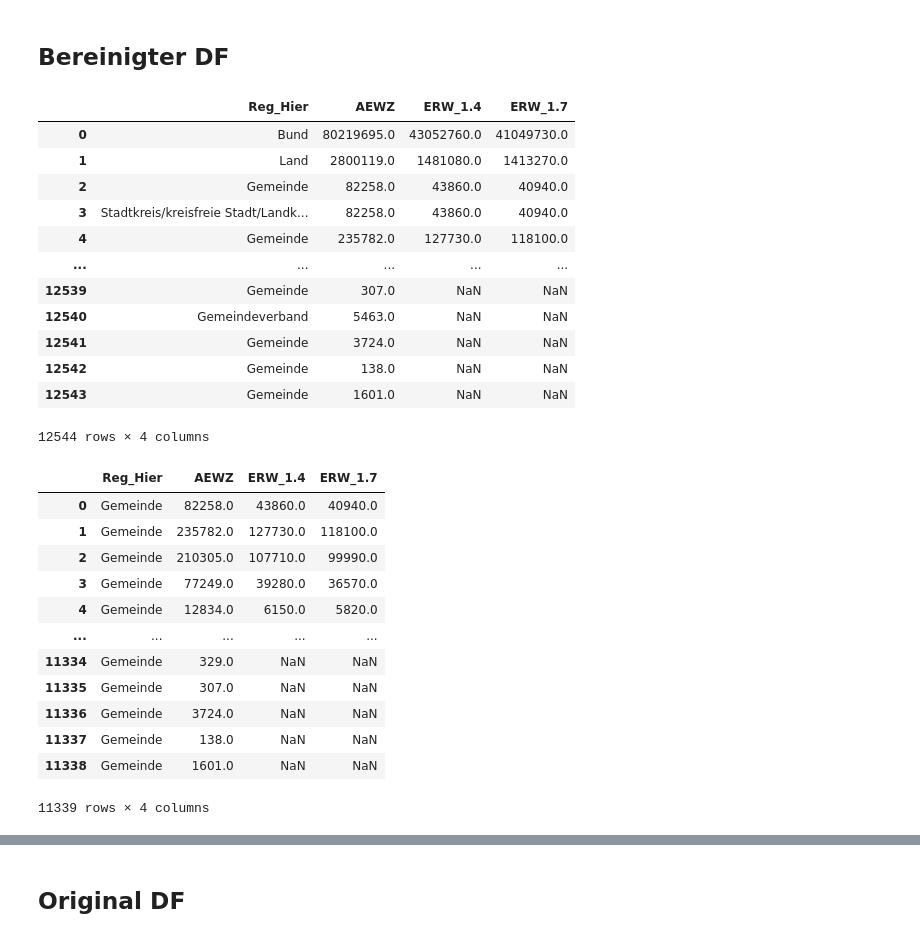
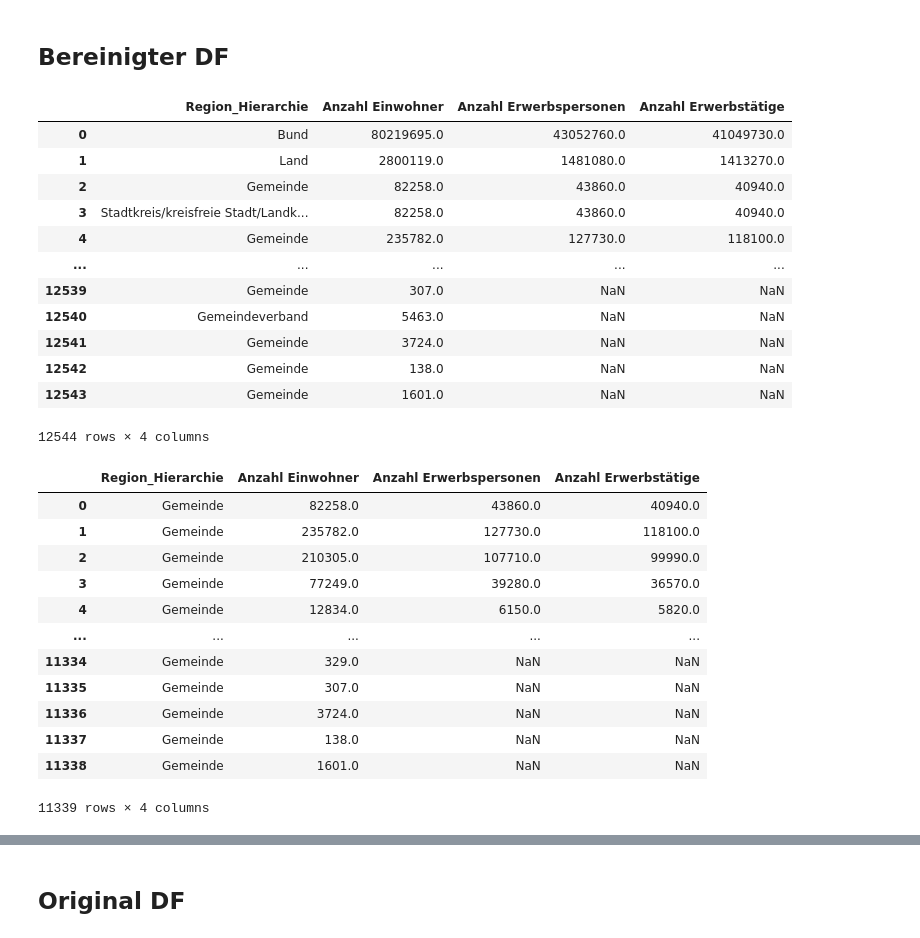
Before and after one commit to NicoHdM/ProjectHdM, a Jupyter notebook: reports/report.ipynb, the cells around one changed output, grey strips where cells are left out. Drawn from its saved outputs; the diff is of its cells as text; code cells hidden in the pictures.

Commit message:
Rename Columns
- Conclusion rename Column Names

```diff
--- a/reports/report.ipynb
+++ b/reports/report.ipynb
@@ -811,13 +811,16 @@ Aufgrund der durchgeführten Data Correction wurden die tatsächlich genutzten Z
 # %% [markdown]
 ## Bereinigter DF
 # %%
+#Filter auf Anzahl Einwohner, Anzahl Erwerbspersonen und Anzahl Erwerbstätige pro Gemeinde
+
 #| echo: true
 #| code-fold: true
 #Summen für den bereingten DF
 df_analyse = df_bevoelkerung[['Reg_Hier','AEWZ','ERW_1.4','ERW_1.7']].copy()
+df_analyse.rename(columns = {'Reg_Hier' : 'Region_Hierarchie', 'AEWZ' : 'Anzahl Einwohner', 'ERW_1.4' : 'Anzahl Erwerbspersonen', 'ERW_1.7' : 'Anzahl Erwerbstätige'}, inplace = True)
 df_analyse
 # %% [output]
-|  | Reg_Hier | AEWZ | ERW_1.4 | ERW_1.7 |
+|  | Region_Hierarchie | Anzahl Einwohner | Anzahl Erwerbspersonen | Anzahl Erwerbstätige |
 | 0 | Bund | 80219695.0 | 43052760.0 | 41049730.0 |
 | 1 | Land | 2800119.0 | 1481080.0 | 1413270.0 |
 | 2 | Gemeinde | 82258.0 | 43860.0 | 40940.0 |
@@ -831,12 +834,13 @@ df_analyse
 | 12543 | Gemeinde | 1601.0 | NaN | NaN |
 12544 rows × 4 columns
 # %%
+#Filter auf Ebene Gemeinde
 #| echo: true
 #| code-fold: true
-df_analyse_gemeinde = df_analyse[df_analyse['Reg_Hier']=='Gemeinde'].reset_index(drop=True).copy()
+df_analyse_gemeinde = df_analyse[df_analyse['Region_Hierarchie']=='Gemeinde'].reset_index(drop=True).copy()
 df_analyse_gemeinde
 # %% [output]
-|  | Reg_Hier | AEWZ | ERW_1.4 | ERW_1.7 |
+|  | Region_Hierarchie | Anzahl Einwohner | Anzahl Erwerbspersonen | Anzahl Erwerbstätige |
 | 0 | Gemeinde | 82258.0 | 43860.0 | 40940.0 |
 | 1 | Gemeinde | 235782.0 | 127730.0 | 118100.0 |
 | 2 | Gemeinde | 210305.0 | 107710.0 | 99990.0 |
```
Also changed, not shown: parts of 7 cells of this notebook.
